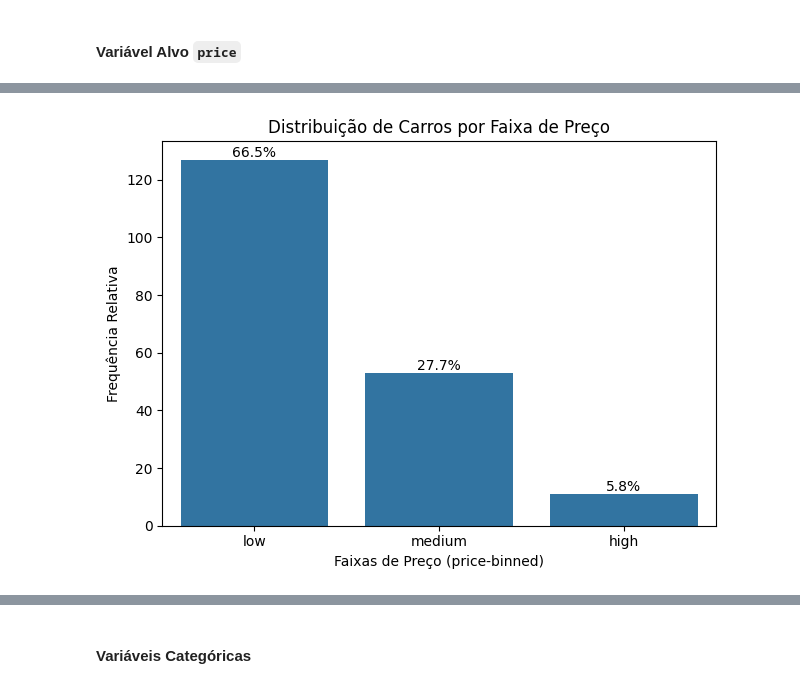
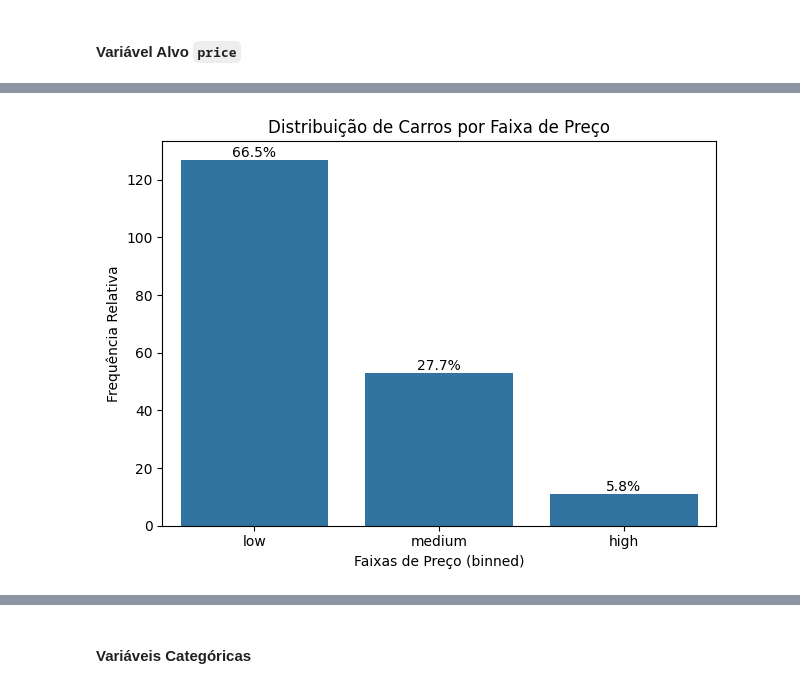
Before and after one commit to reynancs/car_price_prediction, a Jupyter notebook: notebooks/2.1-rc-eda-cleaned.ipynb, the cells around one changed output, grey strips where cells are left out. Cells and saved outputs as stored; diff of their text form; code cells hidden in the pictures.

```diff
--- a/notebooks/2.1-rc-eda-cleaned.ipynb
+++ b/notebooks/2.1-rc-eda-cleaned.ipynb
@@ -65,21 +65,21 @@ Distribuição Assimetrica á Direita: moda < media < mediana
 # %%
 # Contagem absoluta e percentual
 price_counts = df['price-binned'].value_counts(normalize=False)
 price_percents = df['price-binned'].value_counts(normalize=True) * 100
 
 # Cria o gráfico
 ax = sns.barplot(x=price_counts.index, y=price_counts.values)
 
 # Adiciona os labels percentuais nas barras
 for i, (count, percent) in enumerate(zip(price_counts.values, price_percents.values)):
     ax.text(i, count + 1, f'{percent:.1f}%', ha='center')
 
 # Rótulos e layout
-ax.set_xlabel('Faixas de Preço (price-binned)')
+ax.set_xlabel('Faixas de Preço (binned)')
 ax.set_ylabel('Frequência Relativa')
 ax.set_title('Distribuição de Carros por Faixa de Preço')
 
 plt.tight_layout()
 # Desejo contabilizar o value_counts do `price-binned`
 # %% [output]
-[figure, old version]
+[figure, new version]
```
Also changed, not shown: parts of 21 cells of this notebook, 11 other files.
